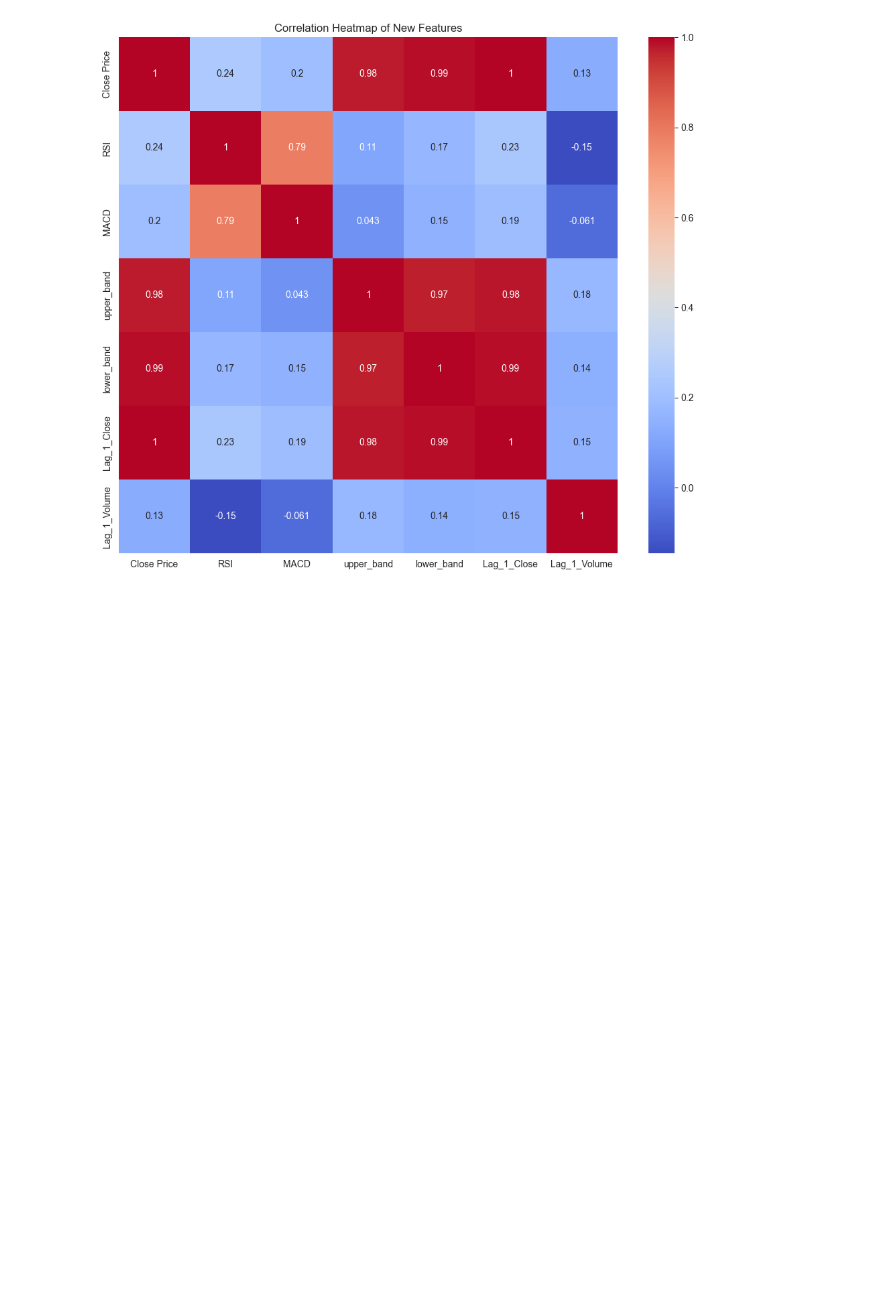
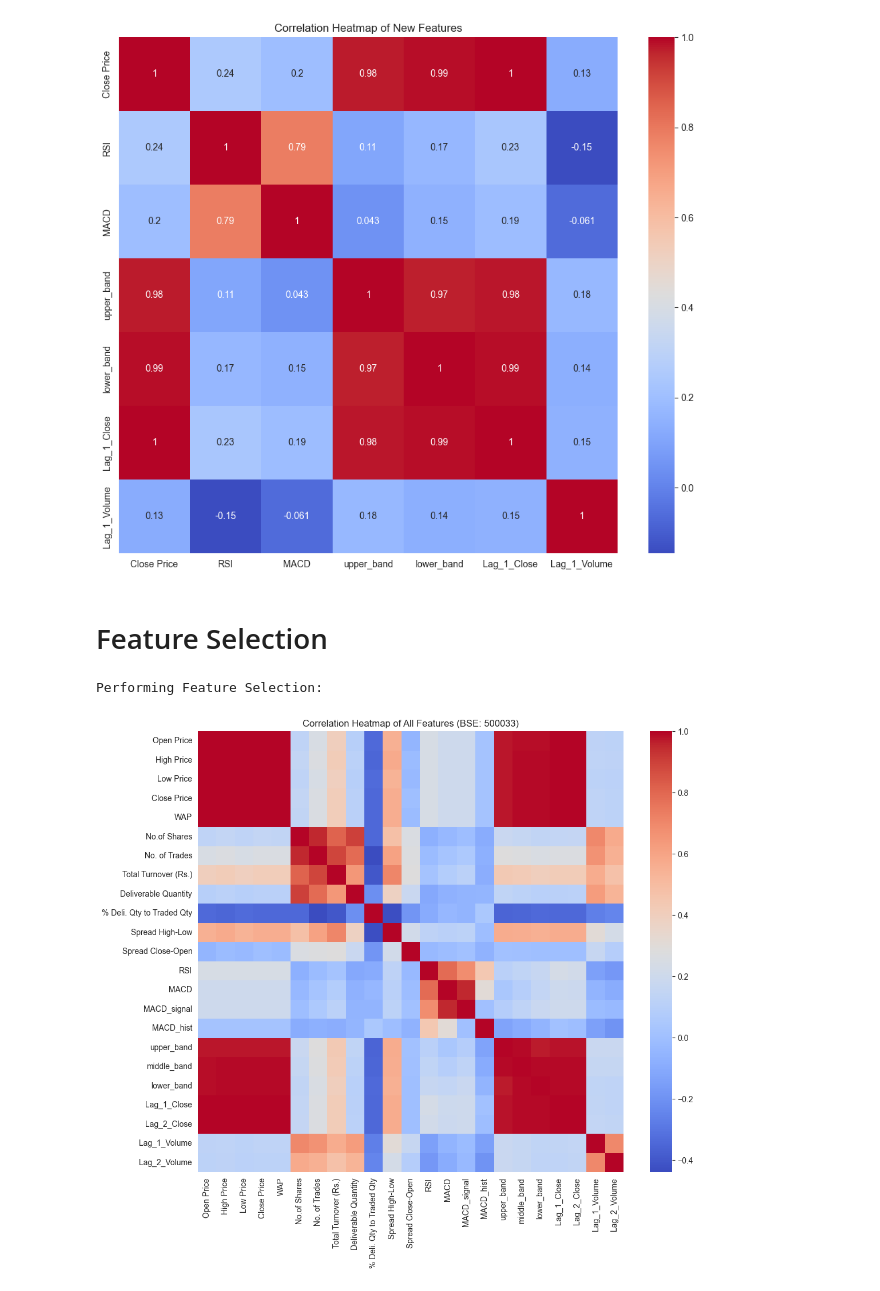
Before and after one commit to Nik-code/Advanced-Stock-Analysis, a Jupyter notebook: notebooks/data_preprocessing_and_feature_engineering.ipynb, the cells around one changed output. Saved outputs shown, nothing was run; the diff lists cells and outputs as text; code cells hidden in the pictures; blank space fills up the shorter version.

Commit message:
Add feature selection techniques: Correlation Analysis, Random Forest Importance, and RFE

```diff
--- a/notebooks/data_preprocessing_and_feature_engineering.ipynb
+++ b/notebooks/data_preprocessing_and_feature_engineering.ipynb
@@ -122,3 +125,18 @@ plt.title('Correlation Heatmap of New Features')
 plt.show()
 # %% [output]
 [figure]
+# %% [markdown]
+# Feature Selection
+# %%
+print("\nPerforming Feature Selection:")
+# %% [output]
+Performing Feature Selection:
+# %%
+# 1. Correlation Analysis
+correlation_matrix = df.corr()
+plt.figure(figsize=(12, 10))
+sns.heatmap(correlation_matrix, annot=False, cmap='coolwarm')
+plt.title(f'Correlation Heatmap of All Features (BSE: {selected_bse_code})')
+plt.show()
+# %% [output]
+[figure, added]
```
Also changed, not shown: parts of 8 cells of this notebook.
